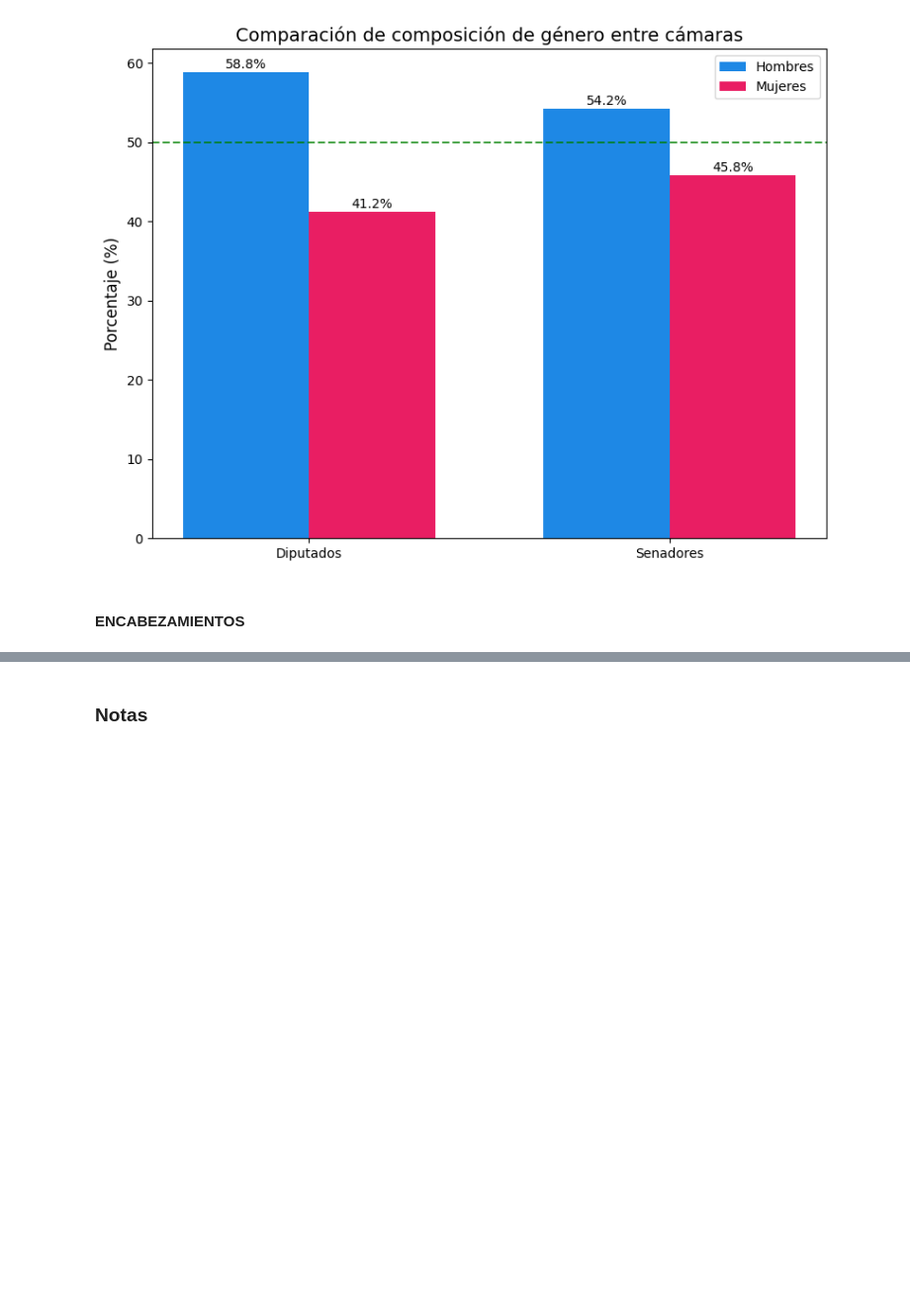
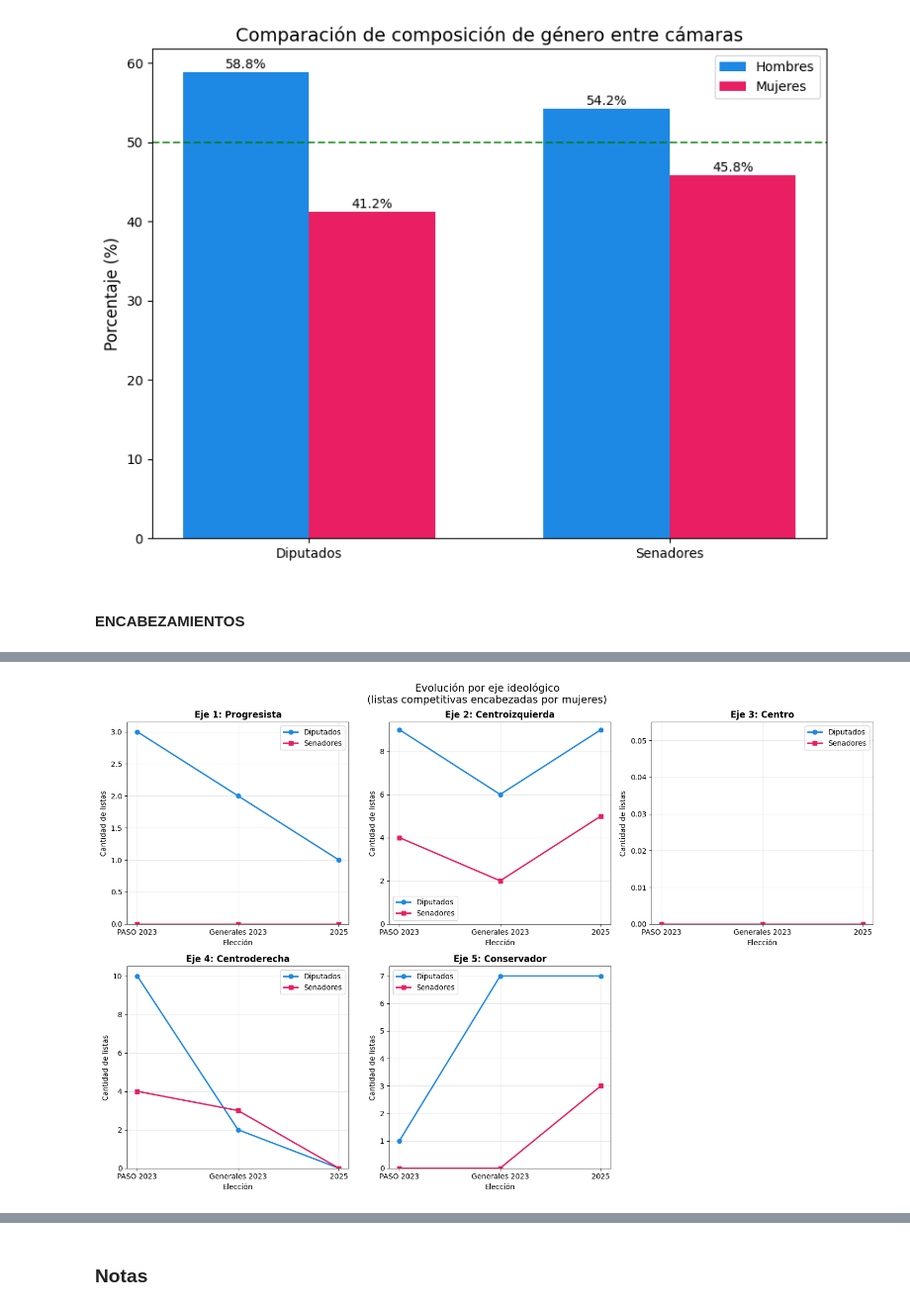
Before and after one commit to flordis/IT-Academy, a Jupyter notebook: proyecto/ITA_project_analysis.ipynb, the cells around one changed output, grey strips where cells are left out. Shown at 99% size. Drawn from its saved outputs; the diff is of its cells as text; code cells hidden in the pictures; blank space fills up the shorter version.

```diff
--- a/proyecto/ITA_project_analysis.ipynb
+++ b/proyecto/ITA_project_analysis.ipynb
@@ -431,0 +643,42 @@ NOTA: Los valores son promedios entre todas las jurisdicciones
+# %%
+# ============================================================================
+# GRÁFICO 3: Facetas por eje ideológico (un subplot por cada eje)
+# ============================================================================
+
+fig, axes = plt.subplots(2, 3, figsize=(15, 10))
+axes = axes.flatten()
+
+for i, col in enumerate(columnas_eje):
+    ax = axes[i]
+
+    # Datos para Diputados
+    df_dip = df_total[df_total['camara_nombre'] == 'Diputados']
+    datos_dip = df_dip.groupby('eleccion')[col].sum().reindex(orden_elecciones).fillna(0)
+
+    # Datos para Senadores
+    df_sen = df_total[df_total['camara_nombre'] == 'Senadores']
+    datos_sen = df_sen.groupby('eleccion')[col].sum().reindex(orden_elecciones).fillna(0)
+
+    ax.plot(datos_dip.index, datos_dip.values,
+           marker='o', linewidth=2, markersize=6,
+           label='Diputados', color='#1E88E5')
+
+    ax.plot(datos_sen.index, datos_sen.values,
+           marker='s', linewidth=2, markersize=6,
+           label='Senadores', color='#E91E63')
+
+    ax.set_title(nombres_ejes[col], fontsize=12, fontweight='bold')
+    ax.set_xlabel('Elección', fontsize=10)
+    ax.set_ylabel('Cantidad de listas', fontsize=10)
+    ax.legend()
+    ax.grid(True, alpha=0.3)
+    ax.set_ylim(bottom=0)
+
+# Ocultar el sexto subplot si está vacío (2x3 = 6, tenemos 5 ejes)
+axes[5].set_visible(False)
+
+plt.suptitle('Evolución por eje ideológico\n(listas competitivas encabezadas por mujeres)', fontsize=14)
+plt.tight_layout()
+plt.show()
+# %% [output]
+[figure, added]
```
Also changed, not shown: parts of 14 cells of this notebook, 1 other file.
